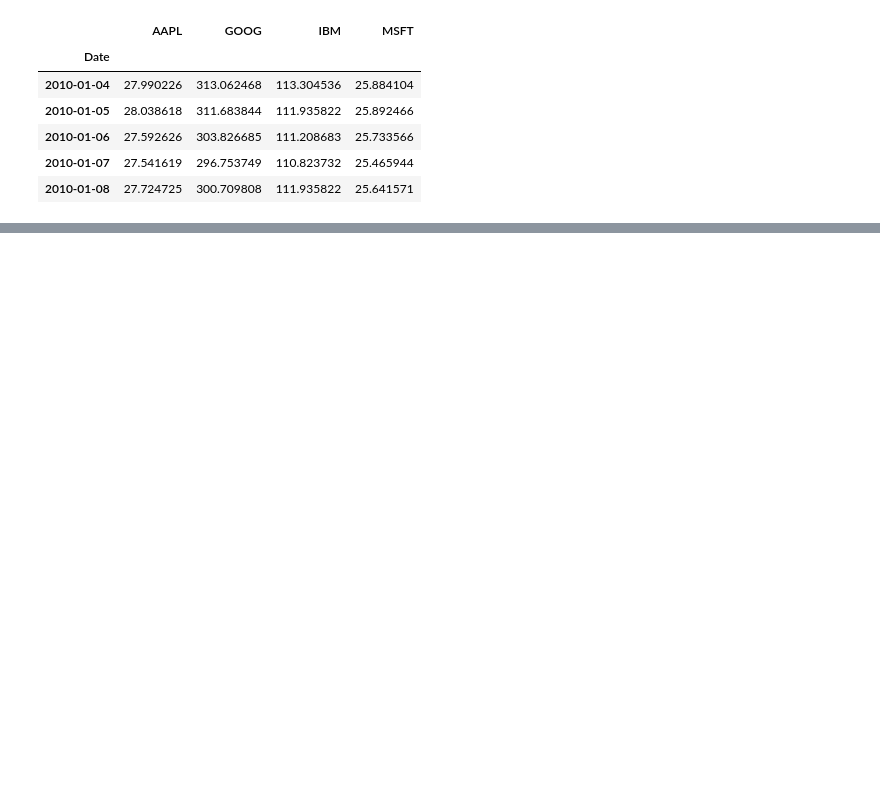
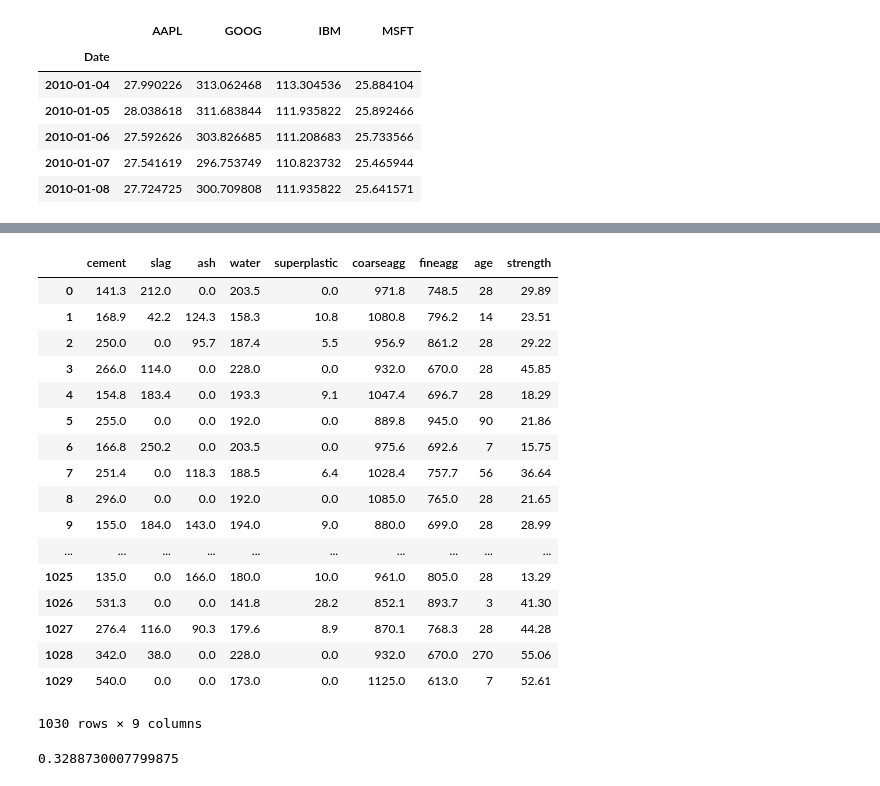
Before and after one commit to kminet/LifeManagement1, a Jupyter notebook: Day5/Day5과제최종.ipynb, the cells around one changed output, grey strips where cells are left out. Drawn from its saved outputs; the diff is of its cells as text; code cells hidden in the pictures; blank space fills up the shorter version.

```diff
--- a/Day5/Day5과제최종.ipynb
+++ b/Day5/Day5과제최종.ipynb
@@ -66,0 +169,27 @@ m_price.set_index(['Year','Date'])
+# %%
+concrete = pd.read_csv('concrete.csv')
+# %%
+concrete
+# %% [output]
+|  | cement | slag | ash | water | superplastic | coarseagg | fineagg | age | strength |
+| 0 | 141.3 | 212.0 | 0.0 | 203.5 | 0.0 | 971.8 | 748.5 | 28 | 29.89 |
+| 1 | 168.9 | 42.2 | 124.3 | 158.3 | 10.8 | 1080.8 | 796.2 | 14 | 23.51 |
+| 2 | 250.0 | 0.0 | 95.7 | 187.4 | 5.5 | 956.9 | 861.2 | 28 | 29.22 |
+| 3 | 266.0 | 114.0 | 0.0 | 228.0 | 0.0 | 932.0 | 670.0 | 28 | 45.85 |
+| 4 | 154.8 | 183.4 | 0.0 | 193.3 | 9.1 | 1047.4 | 696.7 | 28 | 18.29 |
+| 5 | 255.0 | 0.0 | 0.0 | 192.0 | 0.0 | 889.8 | 945.0 | 90 | 21.86 |
+| 6 | 166.8 | 250.2 | 0.0 | 203.5 | 0.0 | 975.6 | 692.6 | 7 | 15.75 |
+| 7 | 251.4 | 0.0 | 118.3 | 188.5 | 6.4 | 1028.4 | 757.7 | 56 | 36.64 |
+| 8 | 296.0 | 0.0 | 0.0 | 192.0 | 0.0 | 1085.0 | 765.0 | 28 | 21.65 |
+| 9 | 155.0 | 184.0 | 143.0 | 194.0 | 9.0 | 880.0 | 699.0 | 28 | 28.99 |
+| ... | ... | ... | ... | ... | ... | ... | ... | ... | ... |
+| 1025 | 135.0 | 0.0 | 166.0 | 180.0 | 10.0 | 961.0 | 805.0 | 28 | 13.29 |
+| 1026 | 531.3 | 0.0 | 0.0 | 141.8 | 28.2 | 852.1 | 893.7 | 3 | 41.30 |
+| 1027 | 276.4 | 116.0 | 90.3 | 179.6 | 8.9 | 870.1 | 768.3 | 28 | 44.28 |
+| 1028 | 342.0 | 38.0 | 0.0 | 228.0 | 0.0 | 932.0 | 670.0 | 270 | 55.06 |
+| 1029 | 540.0 | 0.0 | 0.0 | 173.0 | 0.0 | 1125.0 | 613.0 | 7 | 52.61 |
+1030 rows × 9 columns
+# %%
+concrete['age'].corr(concrete['strength'])
+# %% [output]
+0.3288730007799875
```
Also changed, not shown: parts of 17 cells of this notebook.
